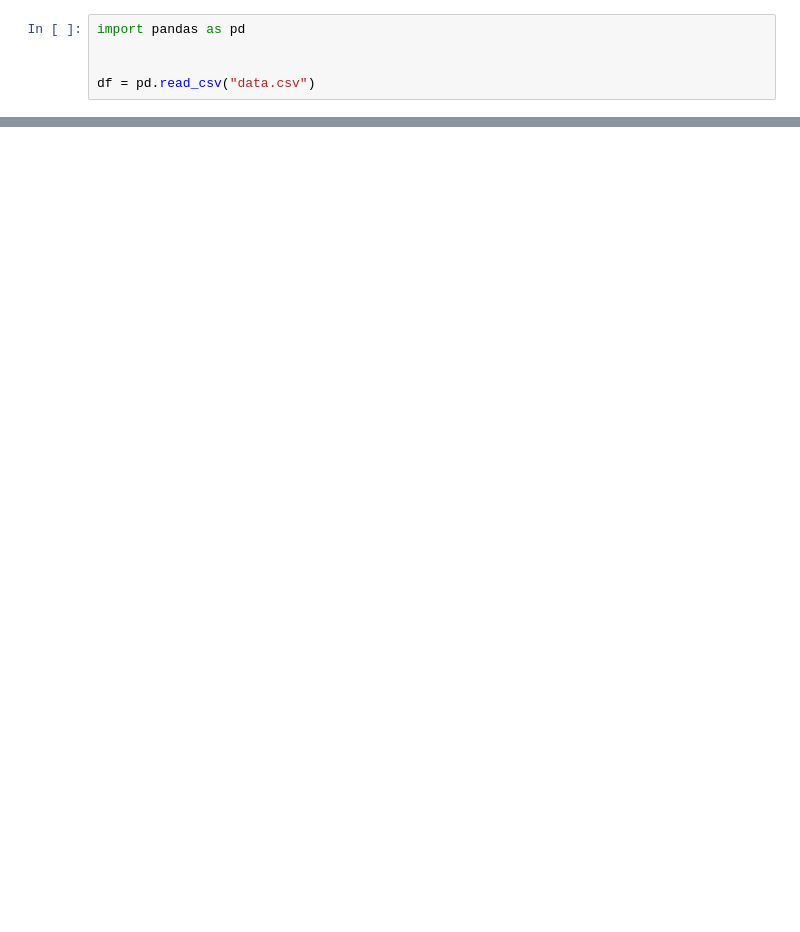
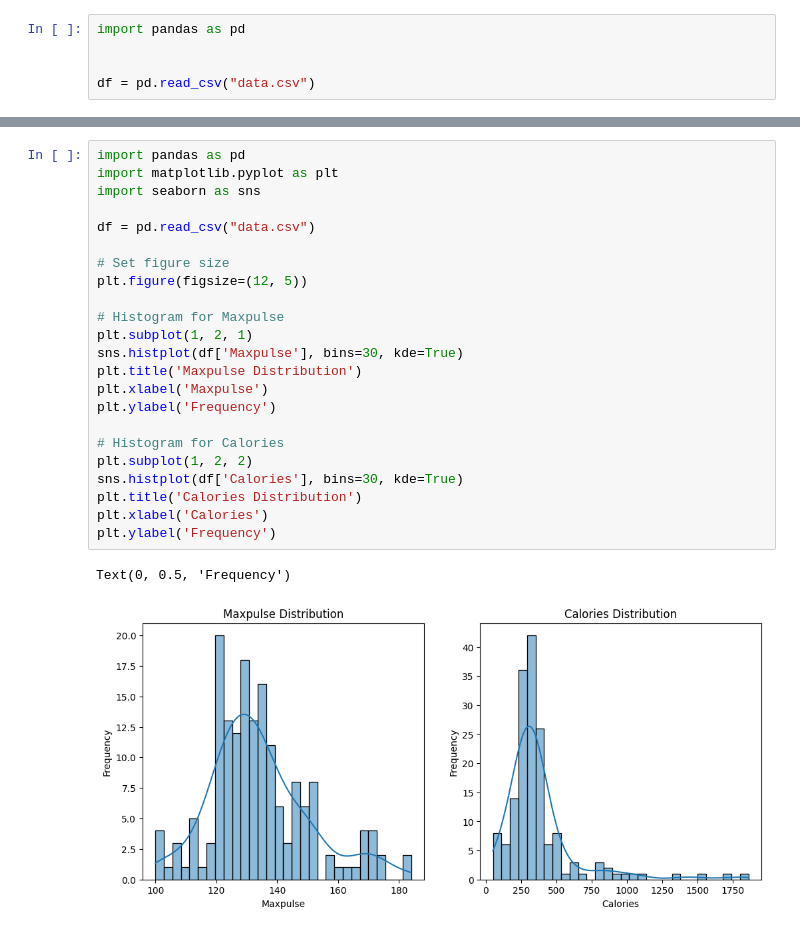
Before and after one commit to Nabasumba-Suzan/Nabasumba-Suzan, a Jupyter notebook: datacleanining.ipynb, the cells around one changed output, grey strips where cells are left out. Drawn from its saved outputs; the diff is of its cells as text; blank space fills up the shorter version.

```diff
--- a/datacleanining.ipynb
+++ b/datacleanining.ipynb
@@ -22,0 +39,26 @@ plt.show()
+# %%
+import pandas as pd
+import matplotlib.pyplot as plt
+import seaborn as sns
+
+df = pd.read_csv("data.csv")
+
+# Set figure size
+plt.figure(figsize=(12, 5))
+
+# Histogram for Maxpulse
+plt.subplot(1, 2, 1)
+sns.histplot(df['Maxpulse'], bins=30, kde=True)
+plt.title('Maxpulse Distribution')
+plt.xlabel('Maxpulse')
+plt.ylabel('Frequency')
+
+# Histogram for Calories
+plt.subplot(1, 2, 2)
+sns.histplot(df['Calories'], bins=30, kde=True)
+plt.title('Calories Distribution')
+plt.xlabel('Calories')
+plt.ylabel('Frequency')
+# %% [output]
+Text(0, 0.5, 'Frequency')
+[figure, added]
```
Also changed, not shown: parts of 3 cells of this notebook, 7 other files.
